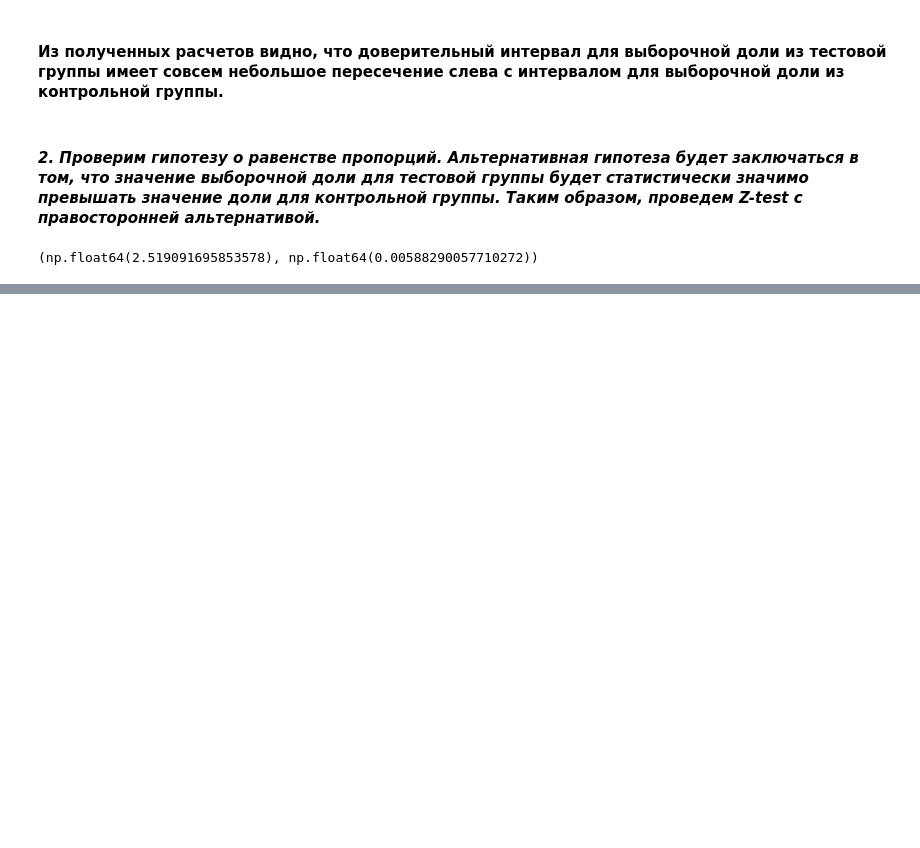
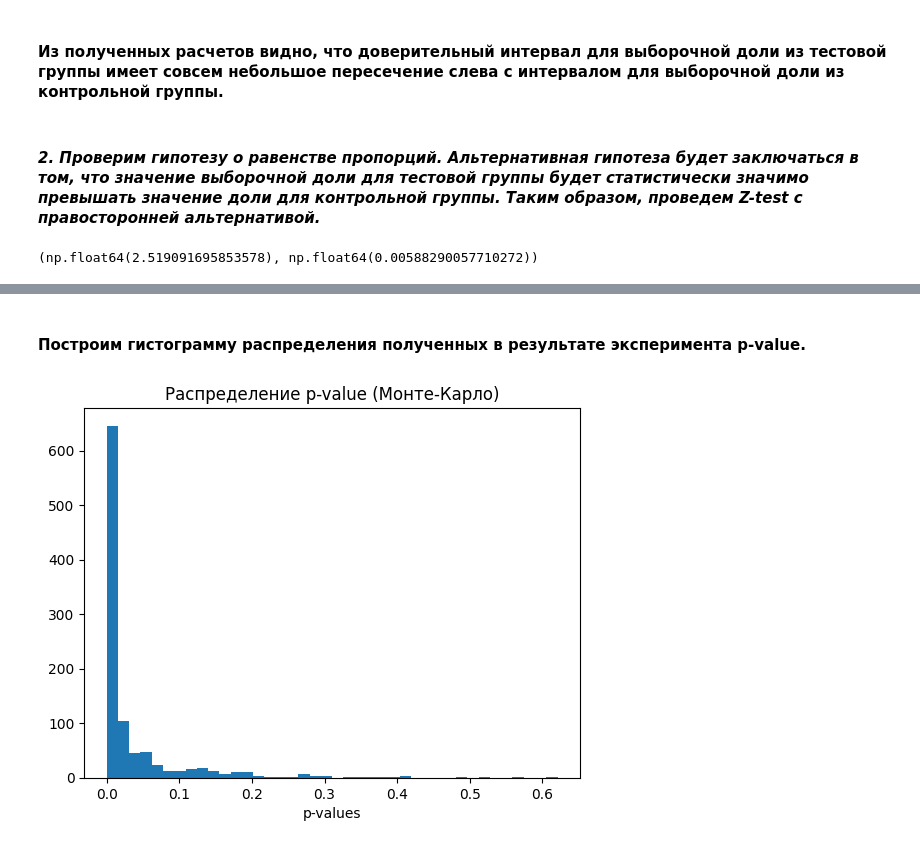
Before and after one commit to witchyburn/ab_test_analysis, a Jupyter notebook: notebooks/ab_analysis.ipynb, the cells around one changed output, grey strips where cells are left out. Saved outputs shown, nothing was run; the diff lists cells and outputs as text; code cells hidden in the pictures; blank space fills up the shorter version.

Commit message:
dev: added post-hoc power analysis of the test

```diff
--- a/notebooks/ab_analysis.ipynb
+++ b/notebooks/ab_analysis.ipynb
@@ -434,0 +438,24 @@ z_stat, p_value
+# %%
+# Метод Монте-Карло
+
+pvalues = []
+N = 1000
+
+for _ in range(N):
+    test = test_data.sample(len(test_data), replace=True)
+    control = control_data.sample(len(control_data), replace=True)
+    res = proportions_ztest(
+        count=[test.sum(), control.sum()],
+        nobs=[test.count(), control.count()],
+        alternative='larger'
+    )
+    pvalues.append(res[1])
+# %% [markdown]
+#### Построим гистограмму распределения полученных в результате эксперимента p-value.
+# %%
+plt.hist(pvalues, bins=40)
+plt.xlabel('p-values')
+plt.title('Распределение p-value (Монте-Карло)', fontsize=12)
+plt.show()
+# %% [output]
+[figure, added]
```
Also changed, not shown: parts of 9 cells of this notebook, 1 other file.
